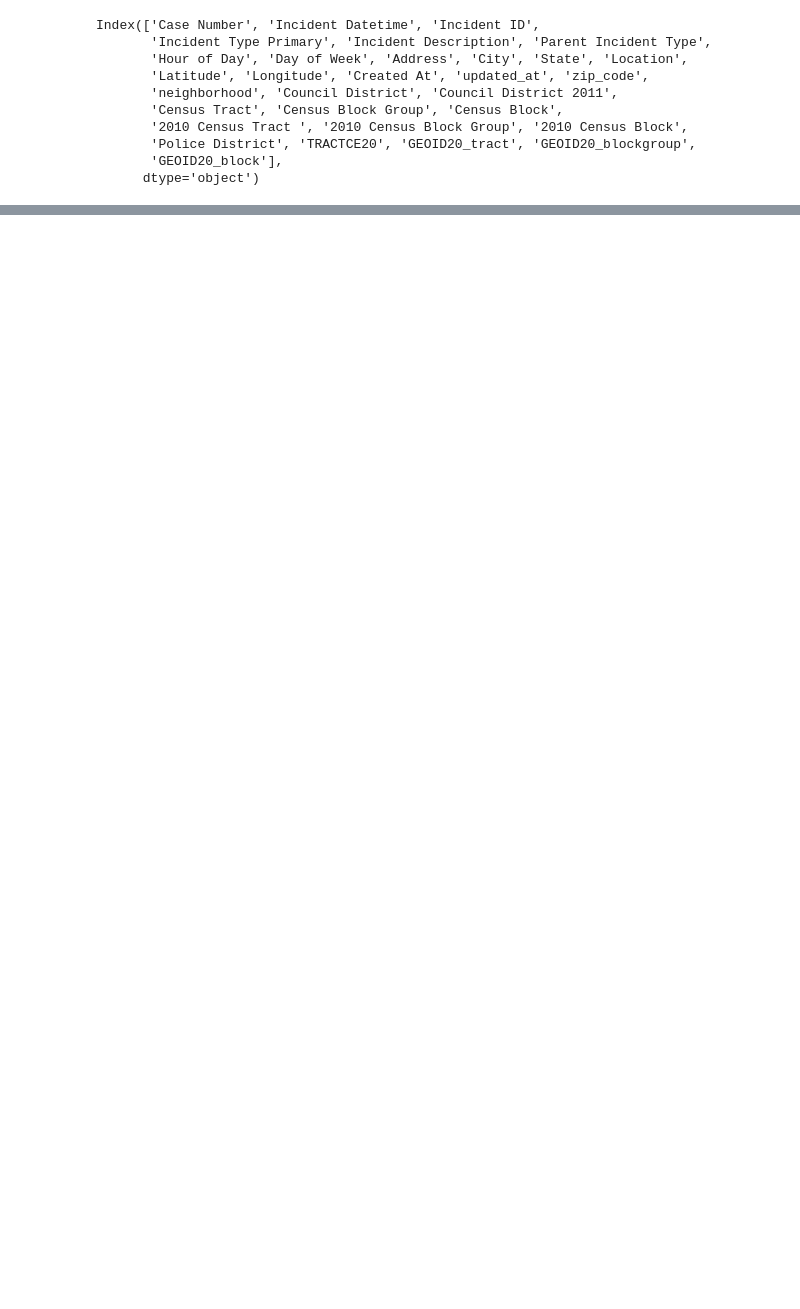
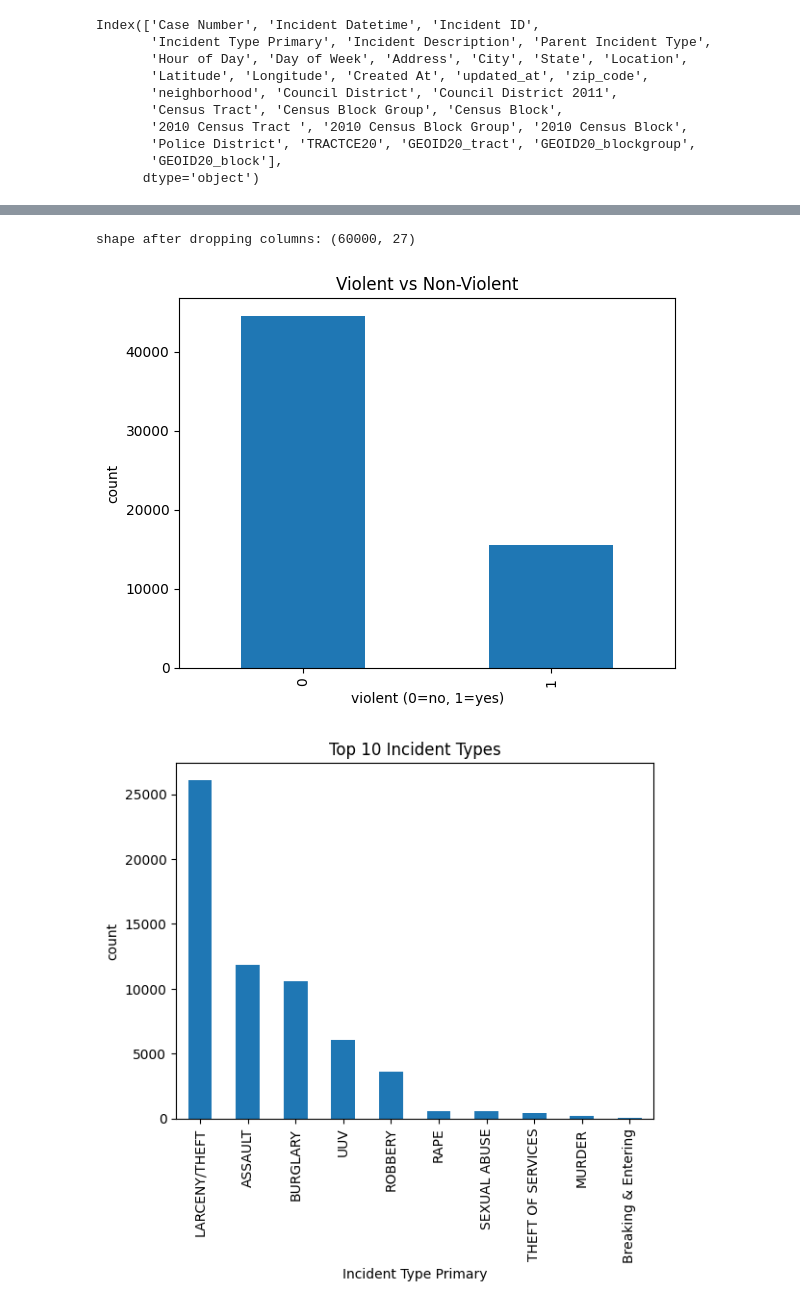
Before and after one commit to its-Ravi-Singh/Prac-NN-from-Scratch, a Jupyter notebook: Pytorch_NN.ipynb, the cells around one changed output, grey strips where cells are left out. Drawn from its saved outputs; the diff is of its cells as text; code cells hidden in the pictures; blank space fills up the shorter version.

```diff
--- a/Pytorch_NN.ipynb
+++ b/Pytorch_NN.ipynb
@@ -215,0 +231,3 @@ device: cpu
+# %%
+df = df.sample(n=60000, random_state=42).reset_index(drop=True)
+print(df.shape)
@@ -228,0 +337,53 @@ Index(['Case Number', 'Incident Datetime', 'Incident ID',
+# %%
+drop_cols = [
+    "Case Number",
+    "Incident ID",
+    "Address",
+    "Location",
+    "Created At",
+    "updated_at",
+]
+# %%
+for c in drop_cols:
+    if c in df.columns:
+        df = df.drop(columns=[c])
+
+print("\nshape after dropping columns:", df.shape)
+# %% [output]
+shape after dropping columns: (60000, 27)
+# %%
+plt.figure()
+df["violent"].value_counts().plot(kind="bar")
+plt.title("Violent vs Non-Violent")
+plt.xlabel("violent (0=no, 1=yes)")
+plt.ylabel("count")
+plt.show()
+
+plt.figure()
+df["Incident Type Primary"].value_counts().head(10).plot(kind="bar")
+plt.title("Top 10 Incident Types")
+plt.ylabel("count")
+plt.show()
+
+plt.figure()
+df["Hour of Day"].dropna().hist(bins=24)
+plt.title("Incidents by Hour in Day")
+plt.xlabel("hour")
+plt.ylabel("count")
+plt.show()
+
+plt.figure()
+df.isna().sum().sort_values(ascending=False).head(15).plot(kind="bar")
+plt.title("Missing values (top 15 columns)")
+plt.ylabel("missing count")
+plt.show()
+
+plt.figure()
+df["year"].value_counts().sort_index().plot()
+plt.title("Incidents per Year")
+plt.xlabel("year")
+plt.ylabel("count")
+plt.show()
+# %% [output]
+[figure, added]
+[figure, added]
```
Also changed, not shown: parts of 31 cells of this notebook.
